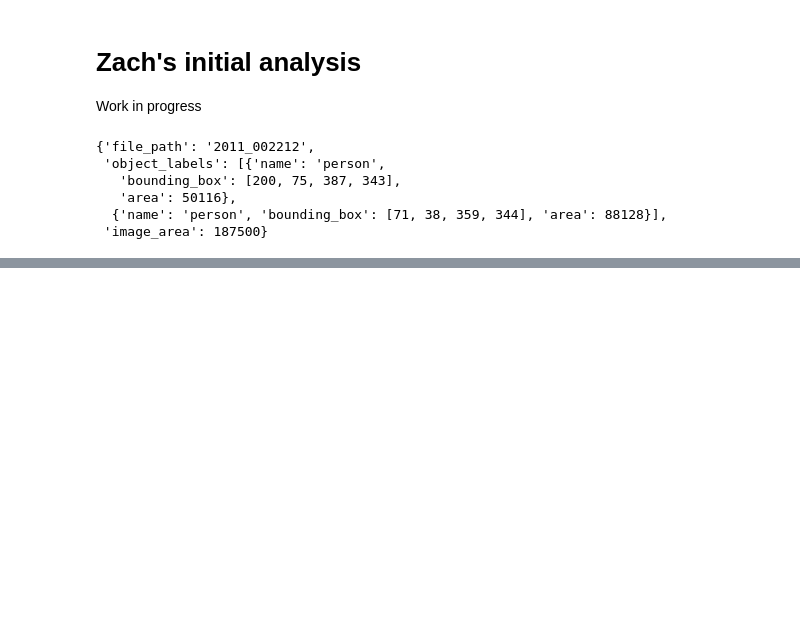
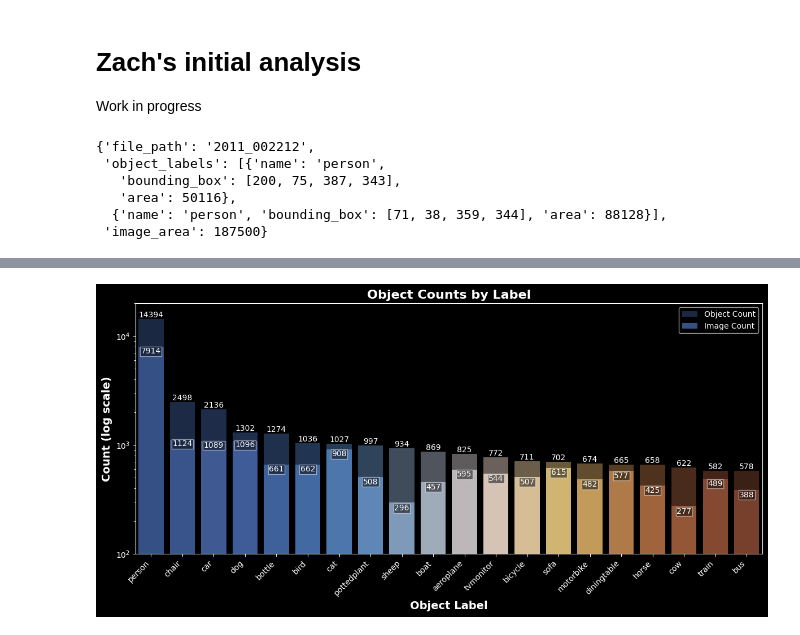
Before and after one commit to ZachParent/mai-object-recognition, a Jupyter notebook: practicals/p1/notes/0.3_dataset_analysis_2025-02-27.ipynb, the cells around one changed output, grey strips where cells are left out. Drawn from its saved outputs; the diff is of its cells as text; code cells hidden in the pictures; blank space fills up the shorter version.

```diff
--- a/practicals/p1/notes/0.3_dataset_analysis_2025-02-27.ipynb
+++ b/practicals/p1/notes/0.3_dataset_analysis_2025-02-27.ipynb
@@ -112,0 +199,47 @@ First few rows:
+# %%
+sorted_stats = label_statistics.sort_values('count', ascending=False)
+
+plt.figure(figsize=(12, 6))
+
+bars1 = plt.bar(range(len(sorted_stats)),
+                sorted_stats['count'],
+                alpha=0.5,
+                color=colors,
+                label='Object Count')
+
+bars2 = plt.bar(range(len(sorted_stats)),
+                sorted_stats['image_count'],
+                color=colors,
+                label='Image Count')
+
+plt.xticks(range(len(sorted_stats)),
+           sorted_stats.index,
+           rotation=45,
+           ha='right')
+
+plt.xlabel('Object Label', fontsize=14, fontweight='bold')
+plt.ylabel('Count (log scale)', fontsize=14, fontweight='bold')
+plt.title('Object Counts by Label', fontsize=16, fontweight='bold')
+
+plt.yscale('log')
+plt.xlim(-0.5, len(sorted_stats) - 0.5)
+plt.ylim(100, 20000)
+
+# Add count labels on top of bars
+for bar in bars1:
+    height = bar.get_height()
+    plt.text(bar.get_x() + bar.get_width()/2., height,
+            f'{int(height)}',
+            ha='center', va='bottom')
+
+for bar in bars2:
+    height = bar.get_height()
+    plt.text(bar.get_x() + bar.get_width()/2., height - 10,
+            f'{int(height)}',
+            ha='center', va='top', color='white', bbox=dict(facecolor='black', alpha=0.5, pad=1))
+
+plt.legend()
+plt.tight_layout()
+plt.show()
+# %% [output]
+[figure, added]
```
Also changed, not shown: parts of 2 cells of this notebook.
